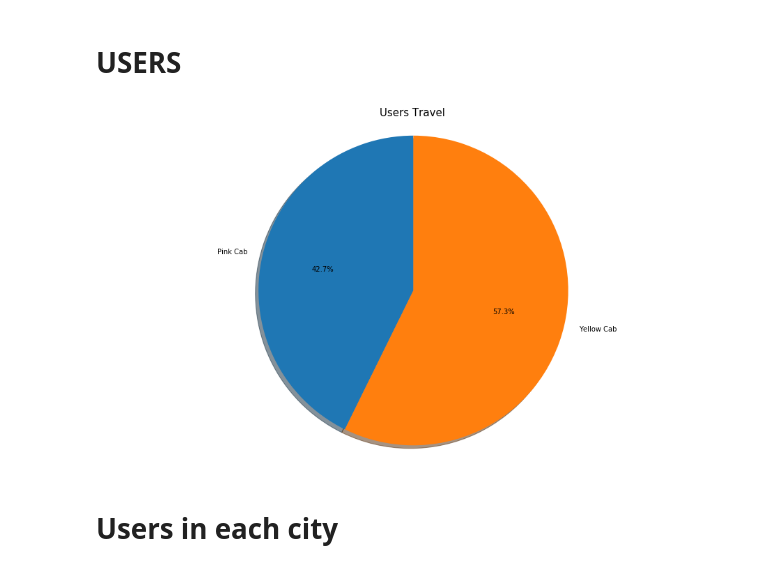
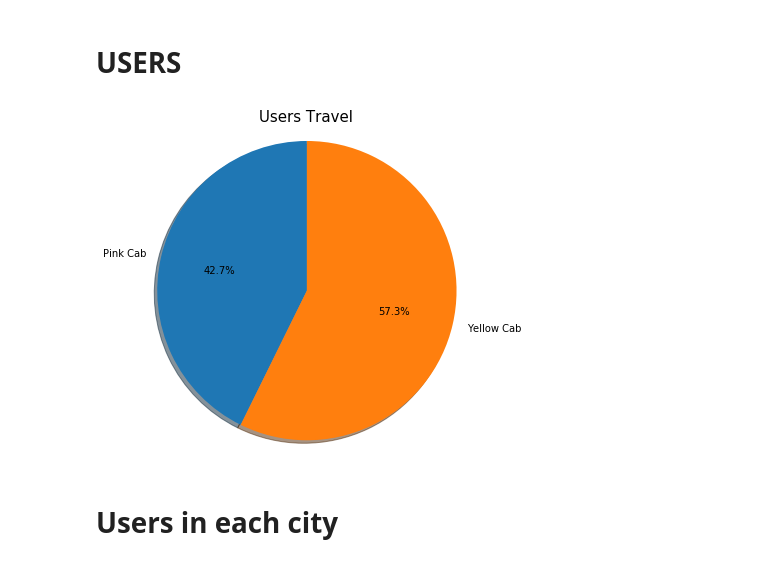
Before and after one commit to farheen11/G2M_Cab-Investment-Firm, a Jupyter notebook: G2M_Cab investment firm Notebook.ipynb, the cells around one changed output. Saved outputs shown, nothing was run; the diff lists cells and outputs as text; code cells hidden in the pictures.

```diff
--- a/G2M_Cab investment firm Notebook.ipynb
+++ b/G2M_Cab investment firm Notebook.ipynb
@@ -241,0 +175,4 @@ dtype: object
+# %%
+for column in ["Company", "City" , "Payment_Mode" , "Gender" ] :
+
+        df[column] = df[column].astype('category')
@@ -281,0 +228,3 @@ dtype: int64
+# %%
+df['Year'] = df['Date of Travel'].dt.year
+df['Month'] = df['Date of Travel'].dt.month
@@ -281,0 +247,6 @@ dtype: int64
+# %%
+#Calculate Margin
+
+df["Margin"]= df['Price Charged'] - df['Cost of Trip']
+# %%
+df.drop(['Date of Travel'], axis=1, inplace=True)
@@ -368,15 +306,15 @@ sns.pairplot(data = df, kind = 'kde', diag_kind  = 'kde')
 # %%
 user = df.groupby('Company')
 avg_user = user.Users.mean()
 index = avg_user.index
 value = avg_user.values
 
-figp, axp = plt.subplots(figsize=(16, 9))
+figp, axp = plt.subplots(figsize=(6, 6))
 axp.pie(value , labels=index, autopct='%1.1f%%',shadow=True, startangle=90,)
 axp.axis('equal')
 
 plt.title('Users Travel', fontsize = 15)
 plt.show()
 # %% [output]
-[figure, old version]
+[figure, new version]
 # %%
```
Also changed, not shown: parts of 69 cells of this notebook, 4 other files.
